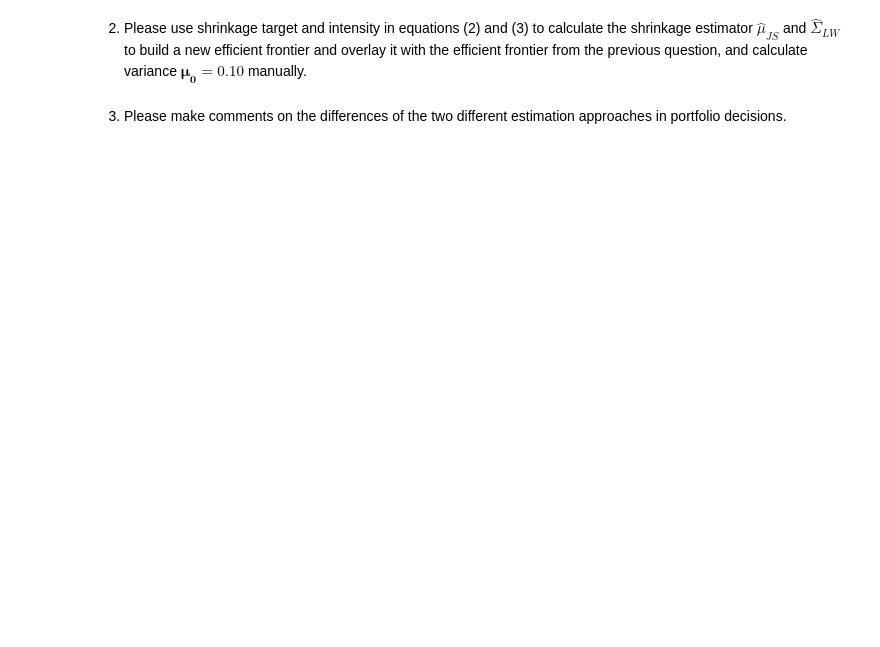
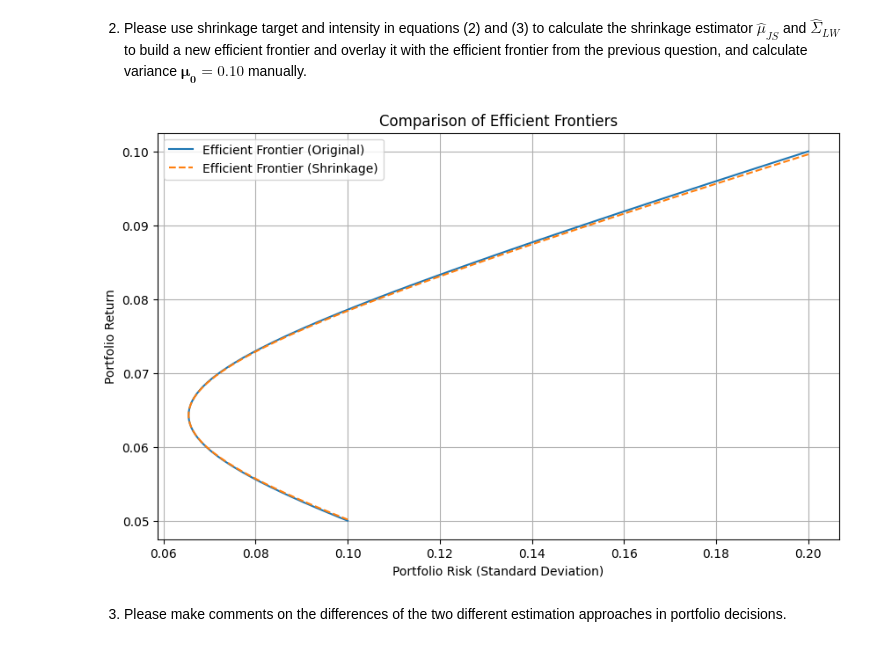
Before and after one commit to bs333/fe-670, a Jupyter notebook: FE670 - Homework/FE670 - Homework #3/FE670 - Homework #3.ipynb, the cells around one changed output. Cells and saved outputs as stored; diff of their text form; code cells hidden in the pictures; blank space fills up the shorter version.

```diff
--- a/FE670 - Homework/FE670 - Homework #3/FE670 - Homework #3.ipynb
+++ b/FE670 - Homework/FE670 - Homework #3/FE670 - Homework #3.ipynb
@@ -156,4 +192,64 @@ mu_0 = 0.10
 # %% [markdown]
 2. Please use shrinkage target and intensity in equations (2) and (3) to calculate the shrinkage estimator $\hat{\mu}_{JS}$ and $\hat{\Sigma}_{LW}$ to build a new efficient frontier and overlay it with the efficient frontier from the previous question, and calculate variance $\boldsymbol{\mu_0} = 0.10$ manually.
+# %%
+import numpy as np
+import matplotlib.pyplot as plt
+from scipy.optimize import minimize
+
+# Provided data
+mu_hat = np.array([0.05, 0.10])  # Mean returns for two assets
+sigma_hat = np.array([[0.01, -0.01], [-0.01, 0.04]])  # Covariance matrix
+n = 2  # Number of assets
+T = 10000  # Sample size
+
+# Shrinkage calculations
+I = np.ones(n)
+sigma_inv = np.linalg.inv(sigma_hat)
+mu_g = I.T @ sigma_inv @ mu_hat / (I.T @ sigma_inv @ I)
+w_shrinkage = (n + 2) / (n + 2 + T * ((mu_hat - mu_g * I).T @ sigma_inv @ (mu_hat - mu_g * I)))
+mu_JS = (1 - w_shrinkage) * mu_hat + w_shrinkage * mu_g * I
+Lambda = np.diag(np.sqrt(np.diag(sigma_hat)))
+C = np.linalg.inv(Lambda) @ sigma_hat @ np.linalg.inv(Lambda)
+rho_hat = np.mean(C[np.triu_indices(n, 1)])
+C_CC = np.full((n, n), rho_hat)
+np.fill_diagonal(C_CC, 1)
+Sigma_CC = Lambda @ C_CC @ Lambda.T
+Sigma_LW = w_shrinkage * Sigma_CC + (1 - w_shrinkage) * sigma_hat
+
+# Function to calculate portfolio returns and risks
+def portfolio_performance(weights, mu, sigma):
+    portfolio_return = np.dot(mu, weights)
+    portfolio_risk = np.sqrt(np.dot(weights.T, np.dot(sigma, weights)))
+    return portfolio_return, portfolio_risk
+
+# Generate portfolio weights
+weights = np.linspace(0, 1, num=100)
+portfolio_returns_original = []
+portfolio_risks_original = []
+portfolio_returns_shrinkage = []
+portfolio_risks_shrinkage = []
+
+# Calculate returns and risks for each portfolio
+for w in weights:
+    w_vector = np.array([w, 1 - w])
+    ret_orig, risk_orig = portfolio_performance(w_vector, mu_hat, sigma_hat)
+    ret_shrink, risk_shrink = portfolio_performance(w_vector, mu_JS, Sigma_LW)
+    portfolio_returns_original.append(ret_orig)
+    portfolio_risks_original.append(risk_orig)
+    portfolio_returns_shrinkage.append(ret_shrink)
+    portfolio_risks_shrinkage.append(risk_shrink)
+
+# Plotting the Efficient Frontiers
+plt.figure(figsize=(10, 6))
+plt.plot(portfolio_risks_original, portfolio_returns_original, label='Efficient Frontier (Original)')
+plt.plot(portfolio_risks_shrinkage, portfolio_returns_shrinkage, label='Efficient Frontier (Shrinkage)', linestyle='--')
+plt.title('Comparison of Efficient Frontiers')
+plt.xlabel('Portfolio Risk (Standard Deviation)')
+plt.ylabel('Portfolio Return')
+plt.legend()
+plt.grid(True)
+plt.show()
+# %% [output]
+[figure, added]
 # %% [markdown]
 3.  Please make comments on the differences of the two different estimation approaches in portfolio decisions.
```
Also changed, not shown: parts of 1 cell of this notebook.
